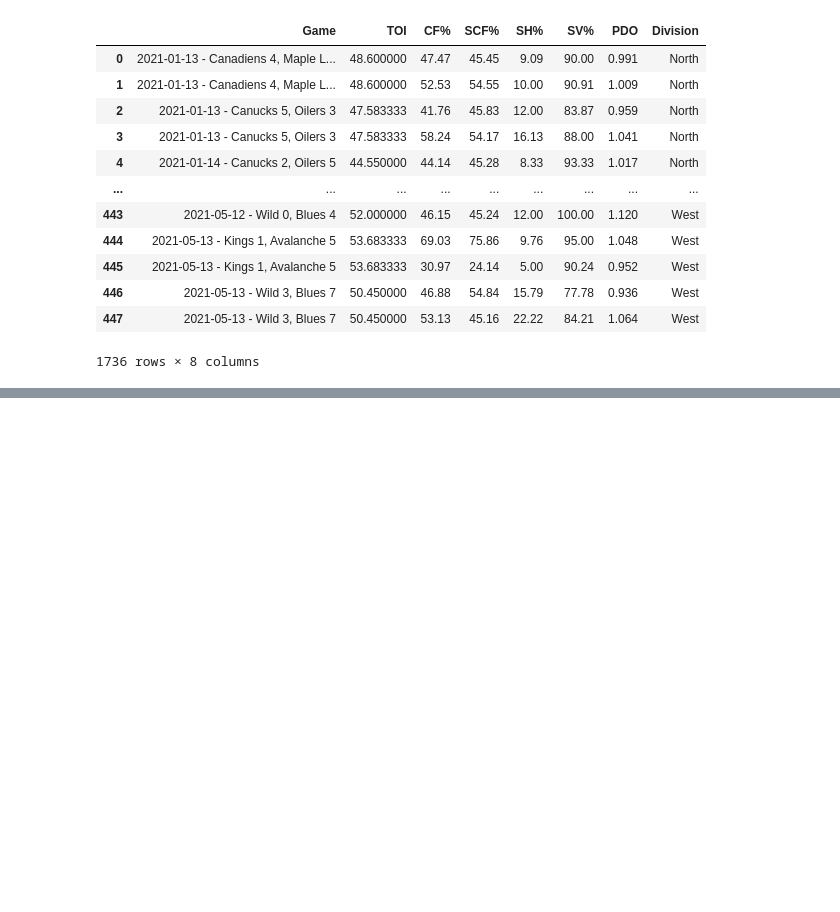
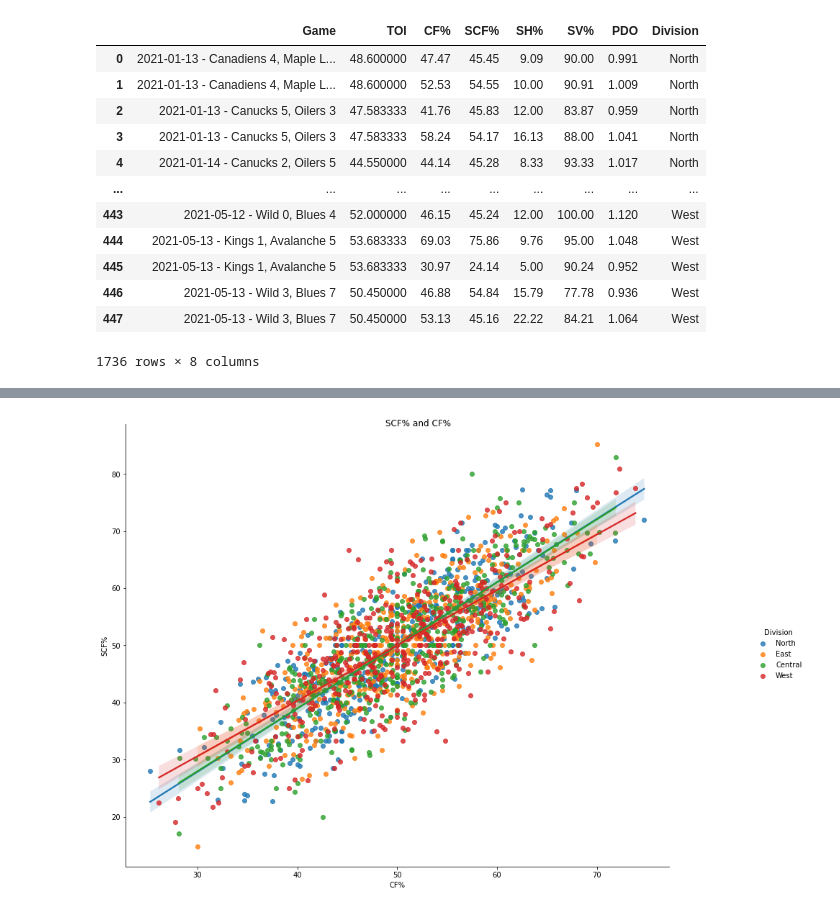
Before and after one commit to data301-2021-winter1/project-group23-project, a Jupyter notebook: notebooks/analysis2.ipynb, the cells around one changed output, grey strips where cells are left out. Cells and saved outputs as stored; diff of their text form; code cells hidden in the pictures; blank space fills up the shorter version.

```diff
--- a/notebooks/analysis2.ipynb
+++ b/notebooks/analysis2.ipynb
@@ -307,0 +408,8 @@ AllDiv
+# %%
+df2 = kp.all_divisions_describe(dfp)
+ax = sns.lmplot(data=df2, x="CF%",y="SCF%",hue="Division")
+ax.fig.set_size_inches(15,10)
+ax.fig.suptitle("SCF% and CF%")
+plt.show()
+# %% [output]
+[figure, added]
```
Also changed, not shown: parts of 27 cells of this notebook.
